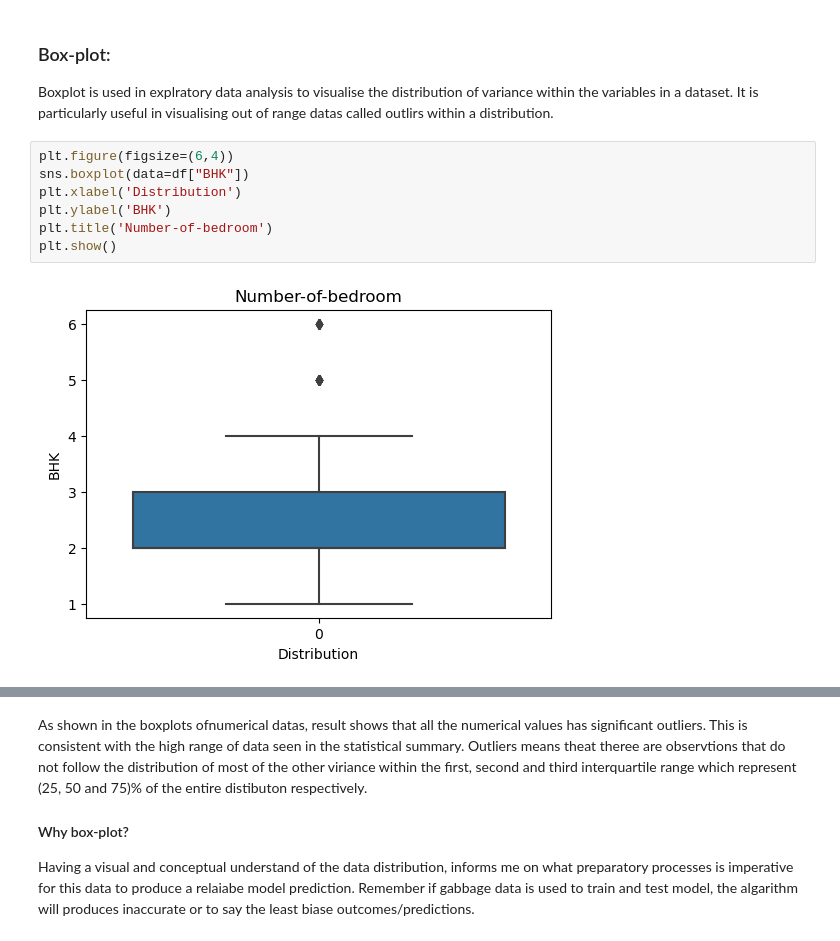
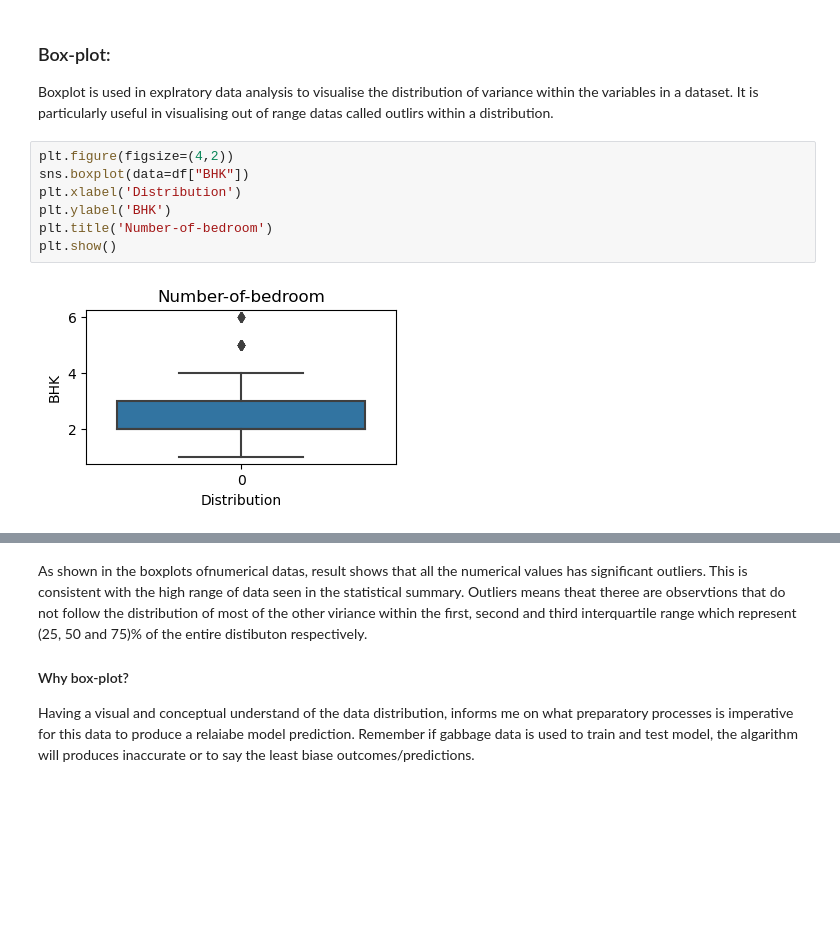
Before and after one commit to Ayomide-ola/Machine_learning-self-directed-, a Jupyter notebook: Regression_Models.ipynb, the cells around one changed output, grey strips where cells are left out. Saved outputs shown, nothing was run; the diff lists cells and outputs as text; blank space fills up the shorter version.

```diff
--- a/Regression_Models.ipynb
+++ b/Regression_Models.ipynb
@@ -203,12 +203,12 @@ memory usage: 445.1+ KB
 ### Box-plot:
 Boxplot is used in explratory data analysis to visualise the distribution of variance within the variables in a dataset. It is particularly useful in visualising out of range datas called outlirs within a distribution.
 # %%
-plt.figure(figsize=(6,4))
+plt.figure(figsize=(4,2))
 sns.boxplot(data=df["BHK"])
 plt.xlabel('Distribution')
 plt.ylabel('BHK')
 plt.title('Number-of-bedroom')
 plt.show()
 # %% [output]
-[figure, old version]
+[figure, new version]
 # %%
```
Also changed, not shown: parts of 5 cells of this notebook.
